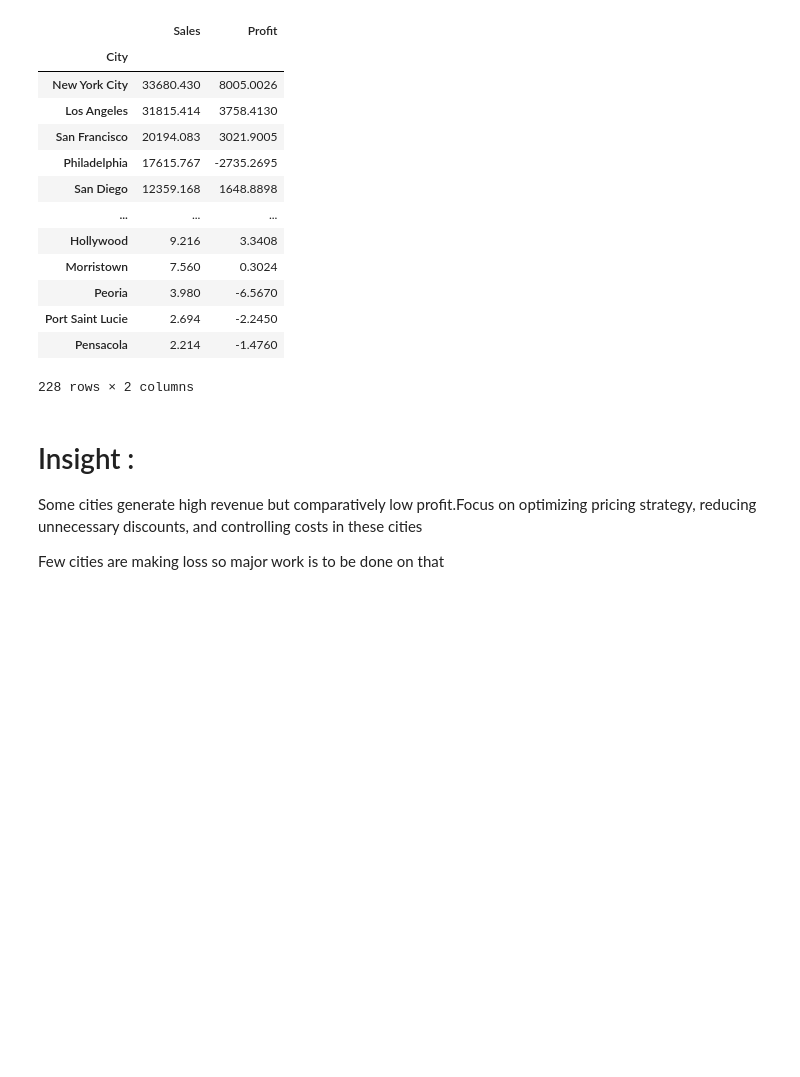
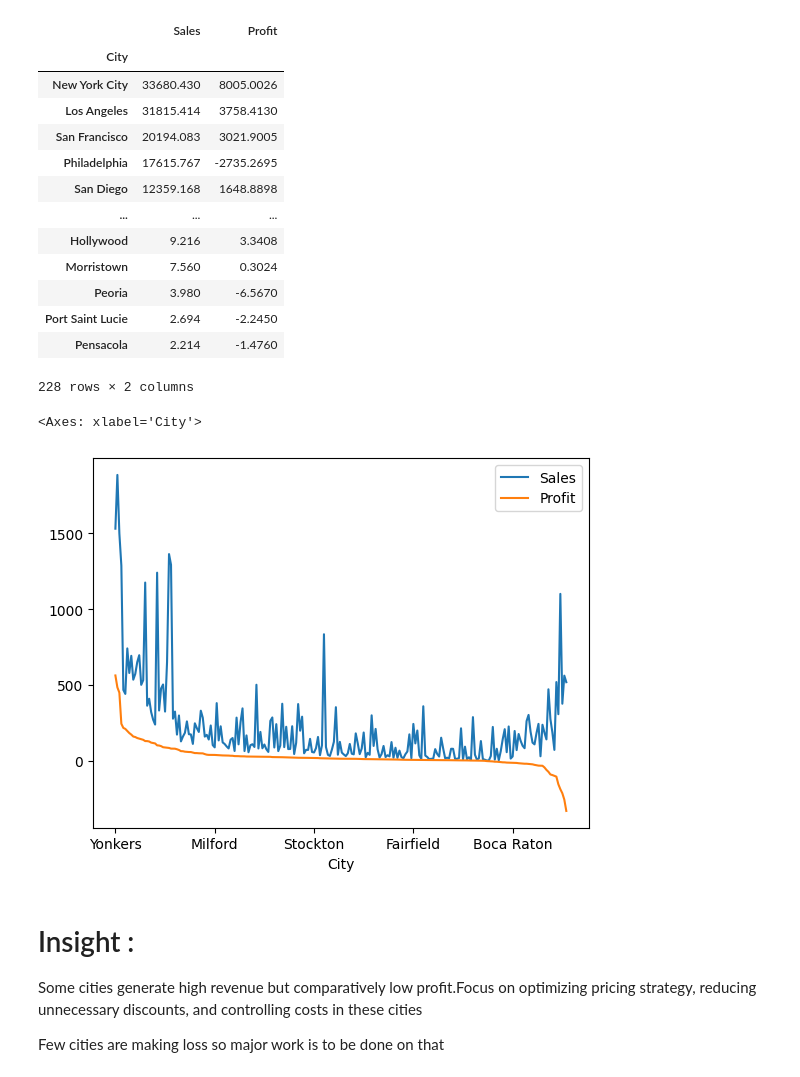
Before and after one commit to vyomvy/superstore-analysis, a Jupyter notebook: analysis.ipynb, the cells around one changed output. Cells and saved outputs as stored; diff of their text form; code cells hidden in the pictures; blank space fills up the shorter version.

```diff
--- a/analysis.ipynb
+++ b/analysis.ipynb
@@ -118,6 +138,11 @@ df.groupby('City')[['Sales','Profit']].sum() \
 | Port Saint Lucie | 2.694 | -2.2450 |
 | Pensacola | 2.214 | -1.4760 |
 228 rows × 2 columns
+# %%
+df.groupby('City')[['Sales','Profit']].mean().sort_values(by='Profit',ascending=False).plot()
+# %% [output]
+<Axes: xlabel='City'>
+[figure, added]
 # %% [markdown]
 # Insight :
 Some cities generate high revenue but comparatively low profit.Focus on optimizing pricing strategy, reducing unnecessary discounts, and controlling costs in these cities
```
Also changed, not shown: parts of 14 cells of this notebook.
